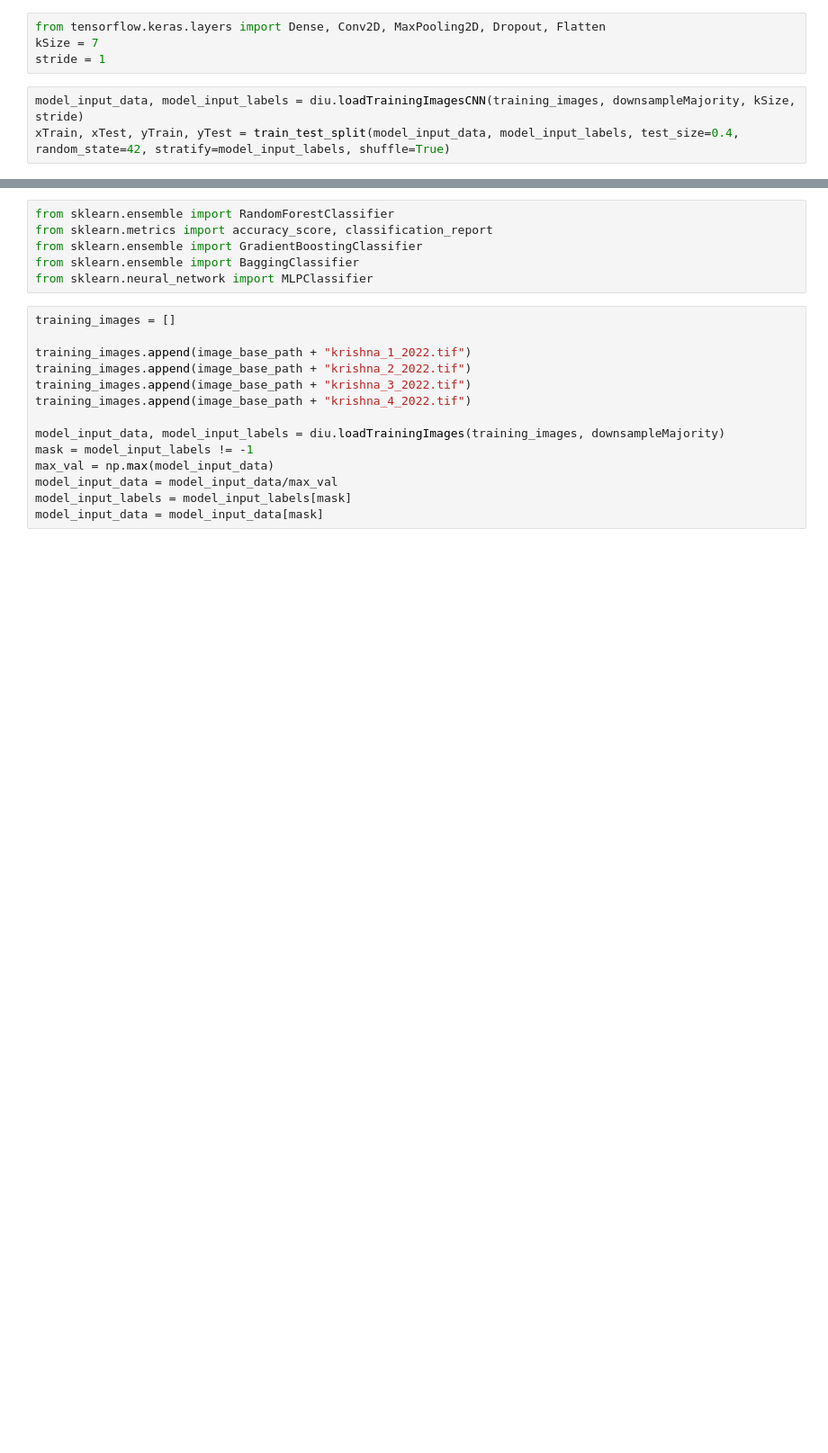
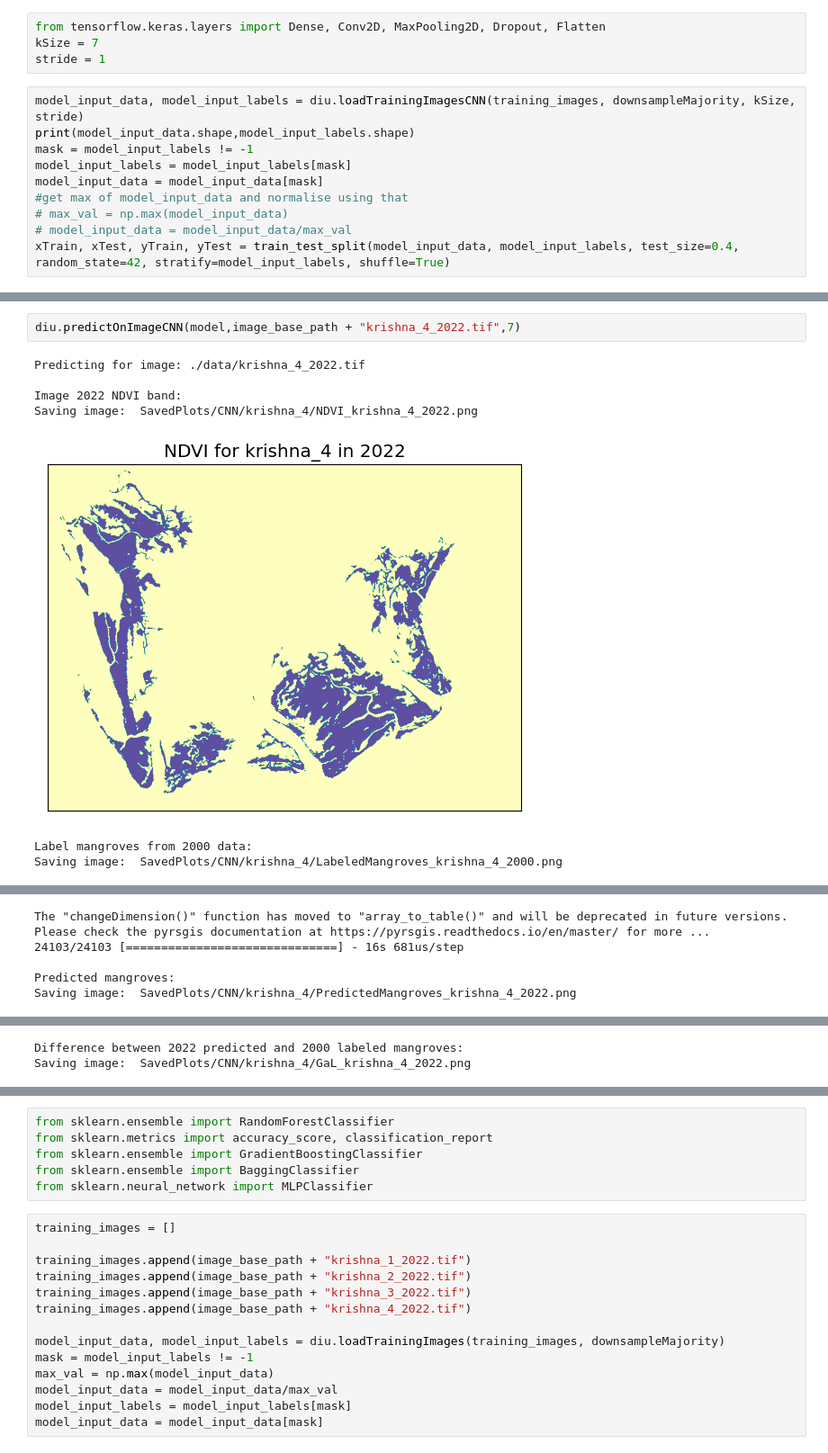
Before and after one commit to oops-moment/Remote-Sensing-BTP-1, a Jupyter notebook: neuralNetwork.ipynb, the cells around one changed output, grey strips where cells are left out. Shown at 90% size. Drawn from its saved outputs; the diff is of its cells as text; blank space fills up the shorter version.

```diff
--- a/neuralNetwork.ipynb
+++ b/neuralNetwork.ipynb
@@ -230,6 +232,13 @@ kSize = 7
 stride = 1
 # %%
 model_input_data, model_input_labels = diu.loadTrainingImagesCNN(training_images, downsampleMajority, kSize, stride)
+print(model_input_data.shape,model_input_labels.shape)
+mask = model_input_labels != -1
+model_input_labels = model_input_labels[mask]
+model_input_data = model_input_data[mask]
+#get max of model_input_data and normalise using that
+# max_val = np.max(model_input_data)
+# model_input_data = model_input_data/max_val
 xTrain, xTest, yTrain, yTest = train_test_split(model_input_data, model_input_labels, test_size=0.4, random_state=42, stratify=model_input_labels, shuffle=True)
 # %% [output]
 Processing image:  0
@@ -298,0 +309,10 @@ weighted avg       0.92      0.92      0.92    322964
+# %%
+diu.predictOnImageCNN(model,image_base_path + "krishna_4_2022.tif",7)
+# %% [output]
+Predicting for image: ./data/krishna_4_2022.tif
+
+Image 2022 NDVI band:
+Saving image:  SavedPlots/CNN/krishna_4/NDVI_krishna_4_2022.png
+[figure, added]
+Label mangroves from 2000 data:
+Saving image:  SavedPlots/CNN/krishna_4/LabeledMangroves_krishna_4_2000.png
@@ -298,0 +320,5 @@ weighted avg       0.92      0.92      0.92    322964
+The "changeDimension()" function has moved to "array_to_table()" and will be deprecated in future versions. Please check the pyrsgis documentation at https://pyrsgis.readthedocs.io/en/master/ for more ...
+24103/24103 [==============================] - 16s 681us/step
+
+Predicted mangroves:
+Saving image:  SavedPlots/CNN/krishna_4/PredictedMangroves_krishna_4_2022.png
@@ -298,0 +326,2 @@ weighted avg       0.92      0.92      0.92    322964
+Difference between 2022 predicted and 2000 labeled mangroves:
+Saving image:  SavedPlots/CNN/krishna_4/GaL_krishna_4_2022.png
```
Also changed, not shown: parts of 8 cells of this notebook, 1 other file.
